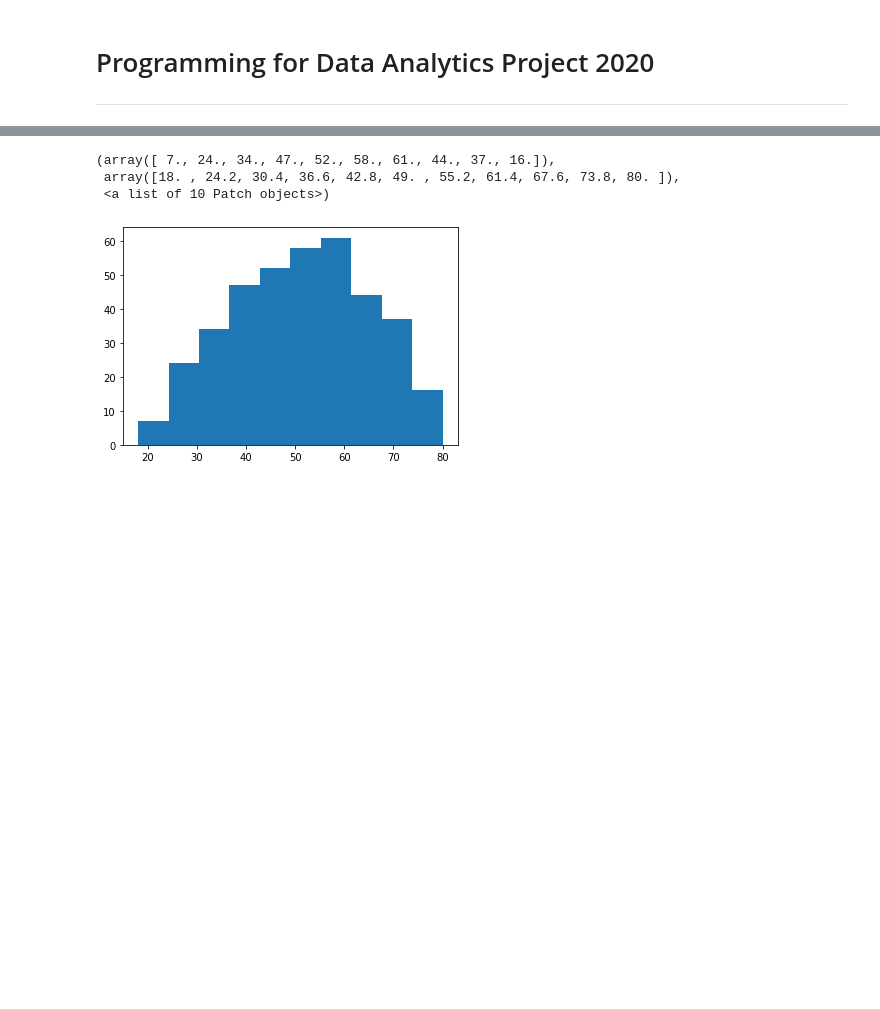
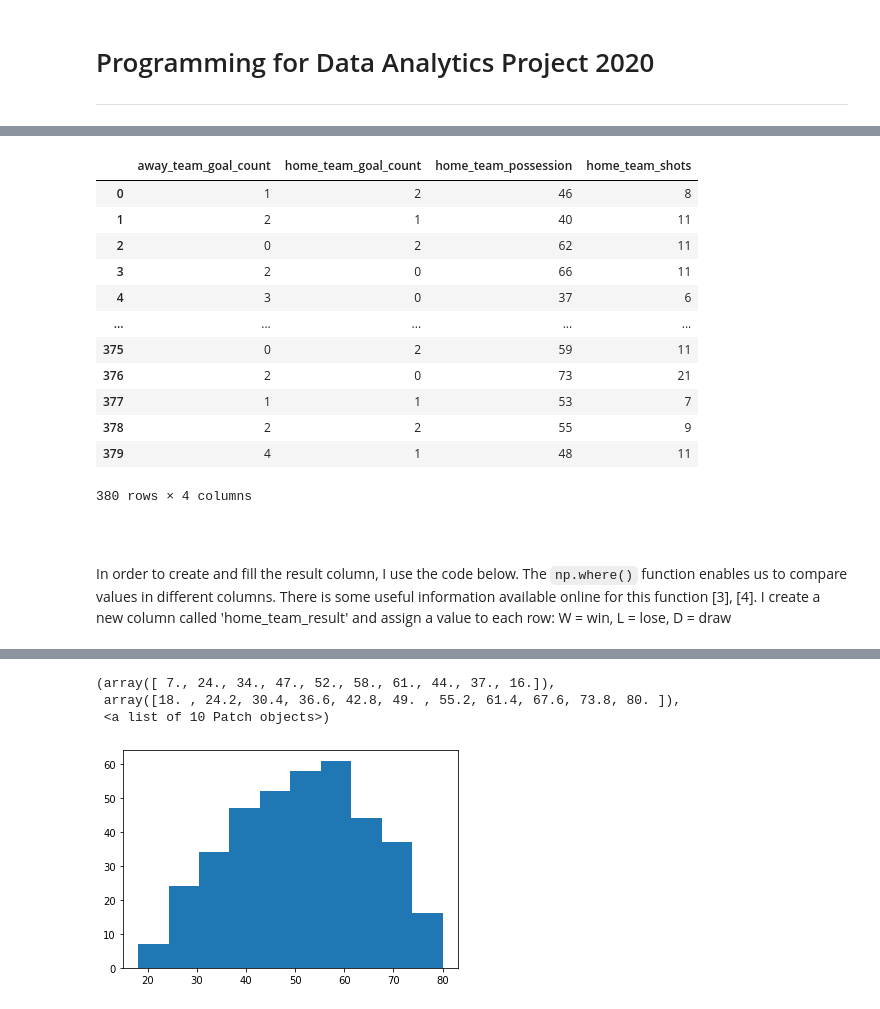
Before and after one commit to colm-o-caoimh/FootballSimulation, a Jupyter notebook: PDA_Project2020.ipynb, the cells around one changed output, grey strips where cells are left out. Drawn from its saved outputs; the diff is of its cells as text; code cells hidden in the pictures; blank space fills up the shorter version.

```diff
--- a/PDA_Project2020.ipynb
+++ b/PDA_Project2020.ipynb
@@ -108,0 +113,22 @@ df1 = df[["away_team_goal_count", "home_team_goal_count", "home_team_possession"
+# %%
+# Create dataframe with relevant variables
+df1 = df[["away_team_goal_count", "home_team_goal_count", "home_team_possession", "home_team_shots"]]
+df1
+# %% [output]
+|  | away_team_goal_count | home_team_goal_count | home_team_possession | home_team_shots |
+| 0 | 1 | 2 | 46 | 8 |
+| 1 | 2 | 1 | 40 | 11 |
+| 2 | 0 | 2 | 62 | 11 |
+| 3 | 2 | 0 | 66 | 11 |
+| 4 | 3 | 0 | 37 | 6 |
+| ... | ... | ... | ... | ... |
+| 375 | 0 | 2 | 59 | 11 |
+| 376 | 2 | 0 | 73 | 21 |
+| 377 | 1 | 1 | 53 | 7 |
+| 378 | 2 | 2 | 55 | 9 |
+| 379 | 4 | 1 | 48 | 11 |
+380 rows × 4 columns
+# %% [markdown]
+<br>
+# %% [markdown]
+In order to create and fill the result column, I use the code below. The `np.where()` function enables us to compare values in different columns. There is some useful information available online for this function [3], [4]. I create a new column called 'home_team_result' and assign a value to each row: W = win, L = lose, D = draw
```
Also changed, not shown: parts of 45 cells of this notebook.
